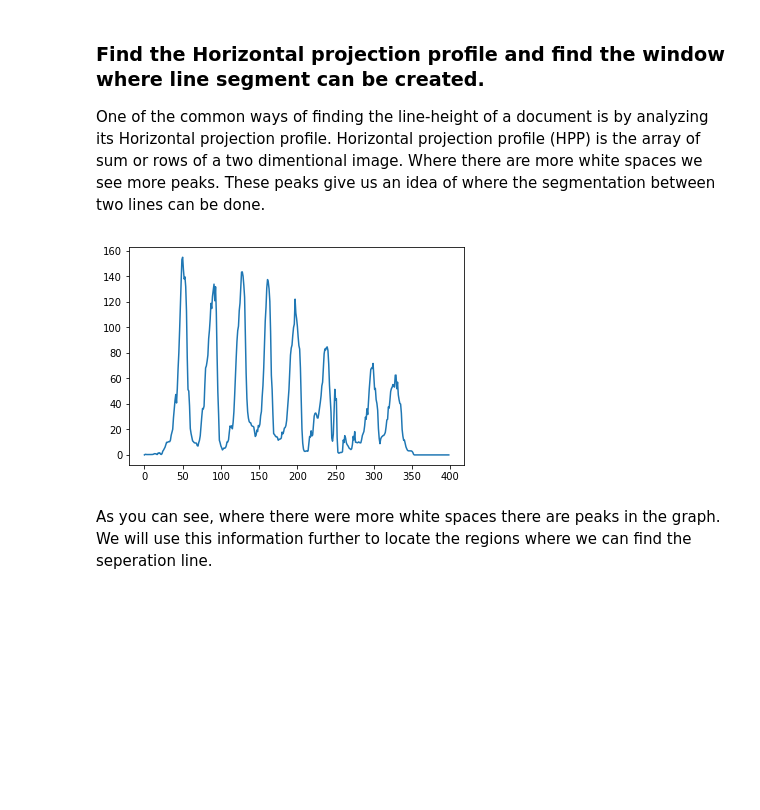
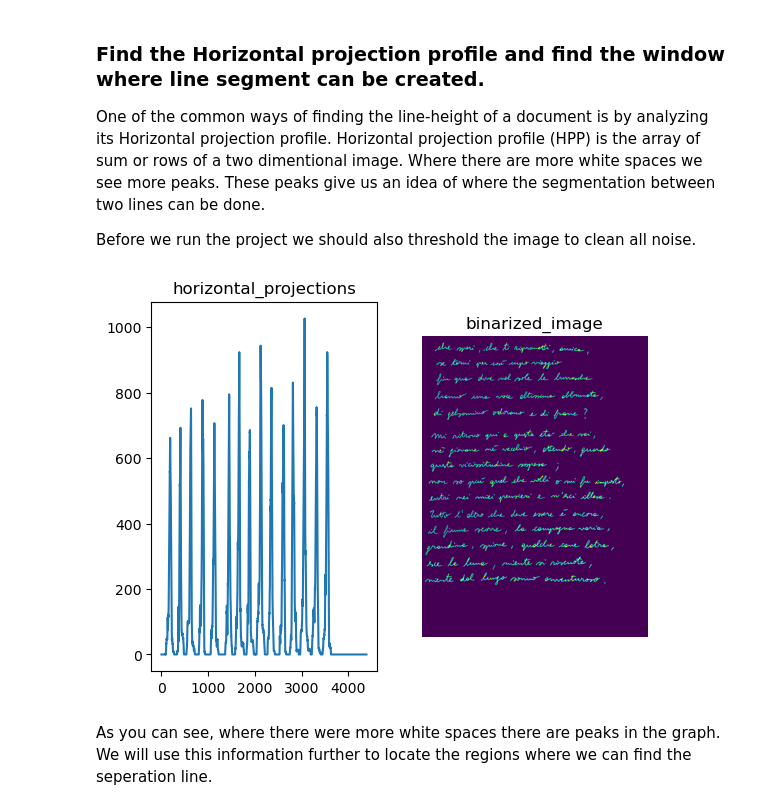
Before and after one commit to muthuspark/line-segmentation-handwritten-doc, a Jupyter notebook: A* Path Planning Line Segmentation Algorithm.ipynb, the cells around one changed output. Cells and saved outputs as stored; diff of their text form; code cells hidden in the pictures; blank space fills up the shorter version.

Commit message:
Changed the sobel thresholding to OTSU

```diff
--- a/A* Path Planning Line Segmentation Algorithm.ipynb
+++ b/A* Path Planning Line Segmentation Algorithm.ipynb
@@ -3,9 +18,14 @@ from skimage.io import imread
 from skimage.color import rgb2gray
 import matplotlib.pyplot as plt
 
-img = rgb2gray(imread("handwritten1.jpg"))
+# read the image, check if its 3 channel or grayscale, based on
+# that convert to grayscale
+img = imread("sample_data/luzi2.png")
+if img.ndim > 2: # is this is a rgb/rgba image
+    img = rgb2gray(img)
+
 plt.figure(figsize=(10,10))
 plt.axis("off")
 plt.imshow(img, cmap="gray")
-plt.show()
+plt.show() # preview
 # %% [output]
@@ -17,19 +37,35 @@ plt.show()
 
 ### Find the Horizontal projection profile and find the window where line segment can be created.
 One of the common ways of finding the line-height of a document is by analyzing its Horizontal projection profile.  Horizontal projection profile (HPP) is the array of sum or rows of a two dimentional image. Where there are more white spaces we see more peaks. These peaks give us an idea of where the segmentation between two lines can be done.
+
+Before we run the project we should also threshold the image to clean all noise.
 # %%
-from skimage.filters import sobel
+from skimage.filters import threshold_otsu
 import numpy as np
 
 def horizontal_projections(sobel_image):
     return np.sum(sobel_image, axis=1)
 
-sobel_image = sobel(img)
-hpp = horizontal_projections(sobel_image)
+def binarize_image(image):
+    threshold = threshold_otsu(img)
+    return image < threshold
+
+binarized_image = binarize_image(img)
+hpp = horizontal_projections(binarized_image)
+
+
+plt.subplot(1, 2, 1)
+plt.title("horizontal_projections")
 plt.plot(hpp)
+
+plt.subplot(1, 2, 2)
+plt.axis("off")
+plt.title("binarized_image")
+plt.imshow(binarized_image)
+
 plt.show()
 # %% [output]
-[figure, old version]
+[figure, new version]
 # %% [markdown]
 As you can see, where there were more white spaces there are peaks in the graph. We will use this information further to locate the regions where we can find the seperation line.
 # %%
```
Also changed, not shown: parts of 11 cells of this notebook, 7 other files.
